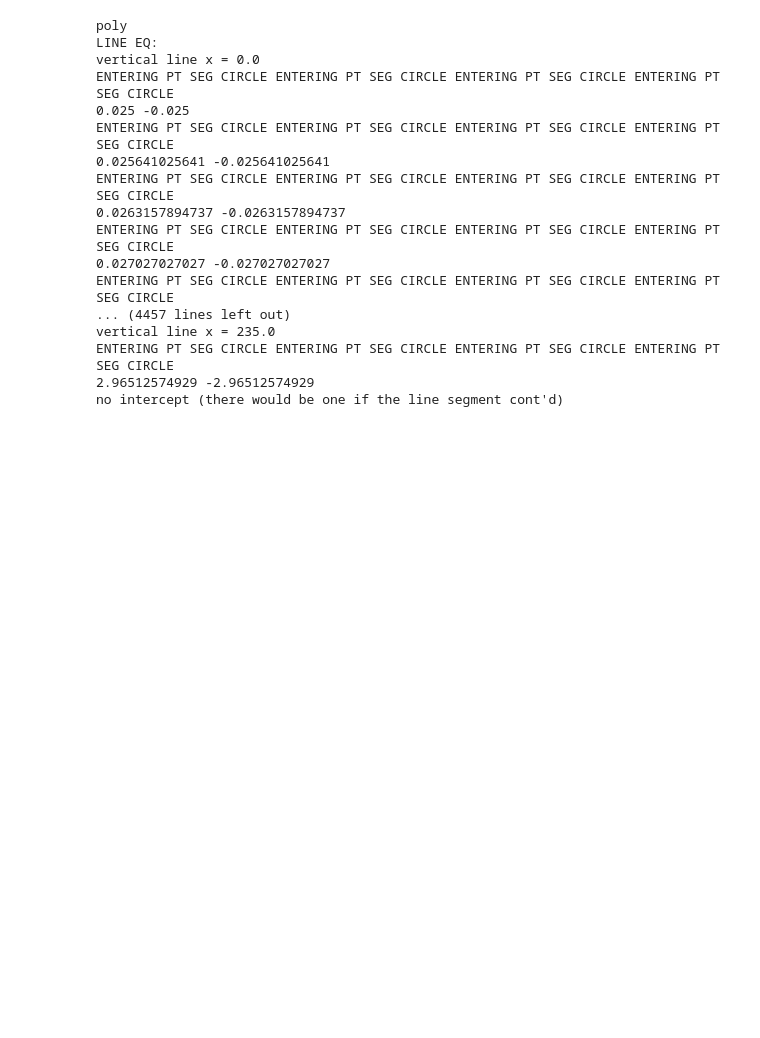
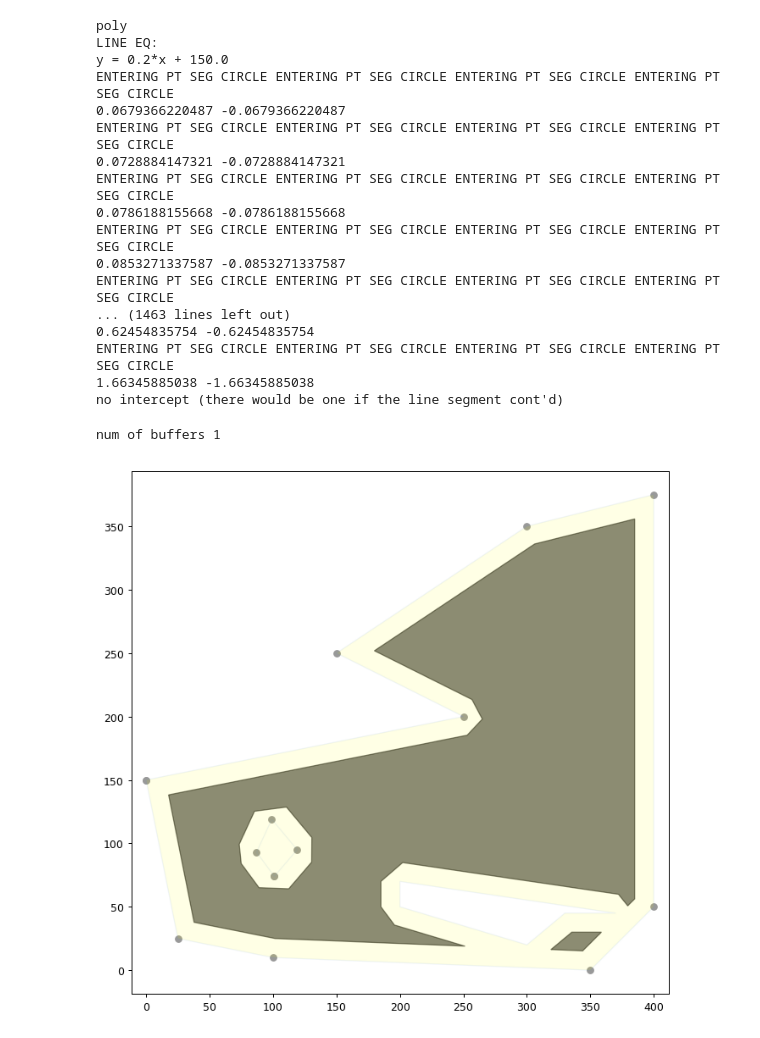
Before and after one commit to hwright-ucsb/C-MCLP, a Jupyter notebook: dev/ipynbs/CandidateSiteDev-2.ipynb, the cells around one changed output. Drawn from its saved outputs; the diff is of its cells as text; code cells hidden in the pictures; blank space fills up the shorter version.

Commit message:
checkpoint before trying alternatives to built-in shapely distance buffering routine

```diff
--- a/dev/ipynbs/CandidateSiteDev-2.ipynb
+++ b/dev/ipynbs/CandidateSiteDev-2.ipynb
@@ -52,7 +53,7 @@ def plot_fig():
     ax.axis('equal')
     db.plot_coords(ax, targetArea.interiors[0])
     db.plot_coords(ax, targetArea.exterior)
-    patch = PolygonPatch(targetArea, facecolor='#6699cc', edgecolor='#6699cc', alpha=0.1, zorder=2)
+    patch = PolygonPatch(targetArea, facecolor='yellow', edgecolor='#6699cc', alpha=0.1, zorder=2)
     ax.add_patch(patch)
     return ax, fig
 # %%
@@ -61,13 +62,16 @@ def plot_fig():
 
 
 
-targetArea = Polygon([(0,0),(0,400),(400,400),(400,0)],[[(101,74),(87,93),(99,119),(119,95)],[(200,70),(200,50),(300,20),(330,45),(370,45)]])
+#targetArea = Polygon([(0,0),(0,400),(400,400),(400,0)],[[(101,74),(87,93),(99,119),(119,95)],[(200,70),(200,50),(300,20),(330,45),(370,45)]])
+targetArea = Polygon([(0,150),(250,200),(150,250),(300,350),(400,375),(400,50),(350,0),(100,10),(25,25)],[[(101,74),(87,93),(99,119),(119,95)],[(200,70),(200,50),(300,20),(330,45),(370,45)]])
+#targetArea = Polygon([(0,150),(50,300),(30,400),(250,250),(350,100),(385,400),(200,10),(50,50)],[[(101,74),(87,93),(99,119),(119,95)],[(200,70),(200,50),(300,20),(330,45),(370,45)]])
+
 print targetArea.area
 
 
 
 ## buffer fig
-buffers = db.gen_dist_buffers(10.0, targetArea)
+buffers = db.gen_dist_buffers(10.0, targetArea, 0)
 
 
 
@@ -79,20 +113,30 @@ candpts = buffer_loop(buffers, 10.0)
 # %% [output]
 poly
 LINE EQ:
-vertical line x = 0.0
+y = 0.2*x + 150.0
 ENTERING PT SEG CIRCLE ENTERING PT SEG CIRCLE ENTERING PT SEG CIRCLE ENTERING PT SEG CIRCLE
-0.025 -0.025
+0.0679366220487 -0.0679366220487
 ENTERING PT SEG CIRCLE ENTERING PT SEG CIRCLE ENTERING PT SEG CIRCLE ENTERING PT SEG CIRCLE
-0.025641025641 -0.025641025641
+0.0728884147321 -0.0728884147321
 ENTERING PT SEG CIRCLE ENTERING PT SEG CIRCLE ENTERING PT SEG CIRCLE ENTERING PT SEG CIRCLE
-0.0263157894737 -0.0263157894737
+0.0786188155668 -0.0786188155668
 ENTERING PT SEG CIRCLE ENTERING PT SEG CIRCLE ENTERING PT SEG CIRCLE ENTERING PT SEG CIRCLE
-0.027027027027 -0.027027027027
+0.0853271337587 -0.0853271337587
 ENTERING PT SEG CIRCLE ENTERING PT SEG CIRCLE ENTERING PT SEG CIRCLE ENTERING PT SEG CIRCLE
-... (4457 lines left out)
-vertical line x = 235.0
+... (1463 lines left out)
+0.62454835754 -0.62454835754
 ENTERING PT SEG CIRCLE ENTERING PT SEG CIRCLE ENTERING PT SEG CIRCLE ENTERING PT SEG CIRCLE
-2.96512574929 -2.96512574929
+1.66345885038 -1.66345885038
 no intercept (there would be one if the line segment cont'd)
+# %%
+tt=[]
+tt.append(targetArea)
+tt.append( targetArea.buffer(-1.5*10, 1))
+ax, fig = plot_fig()
+db.plot_dist_buffers(ax, tt)
+pyplot.show()
+# %% [output]
+num of buffers 1
+[figure, added]
 # %%
 ax, fig = plot_fig()
```
Also changed, not shown: parts of 14 cells of this notebook, 2 other files.
